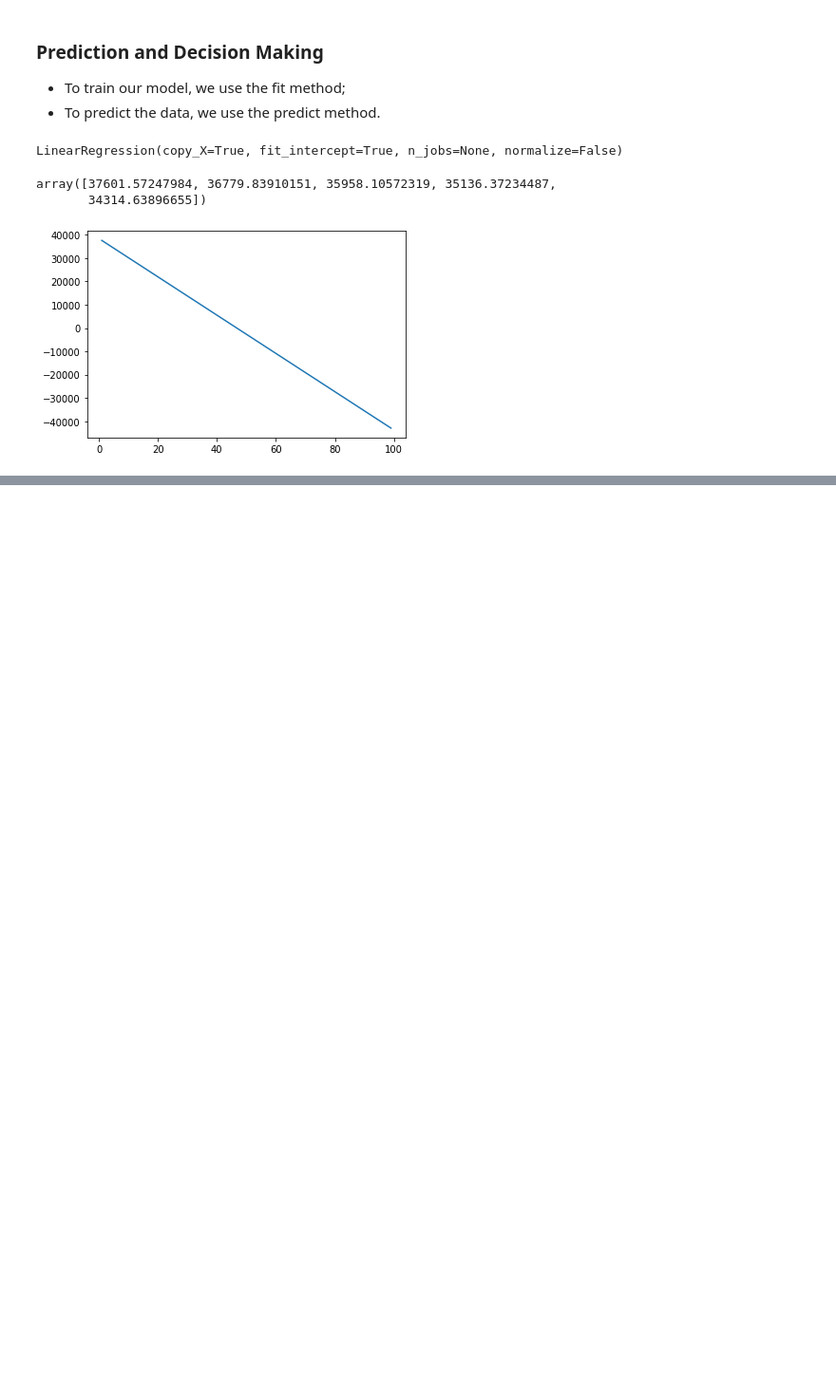
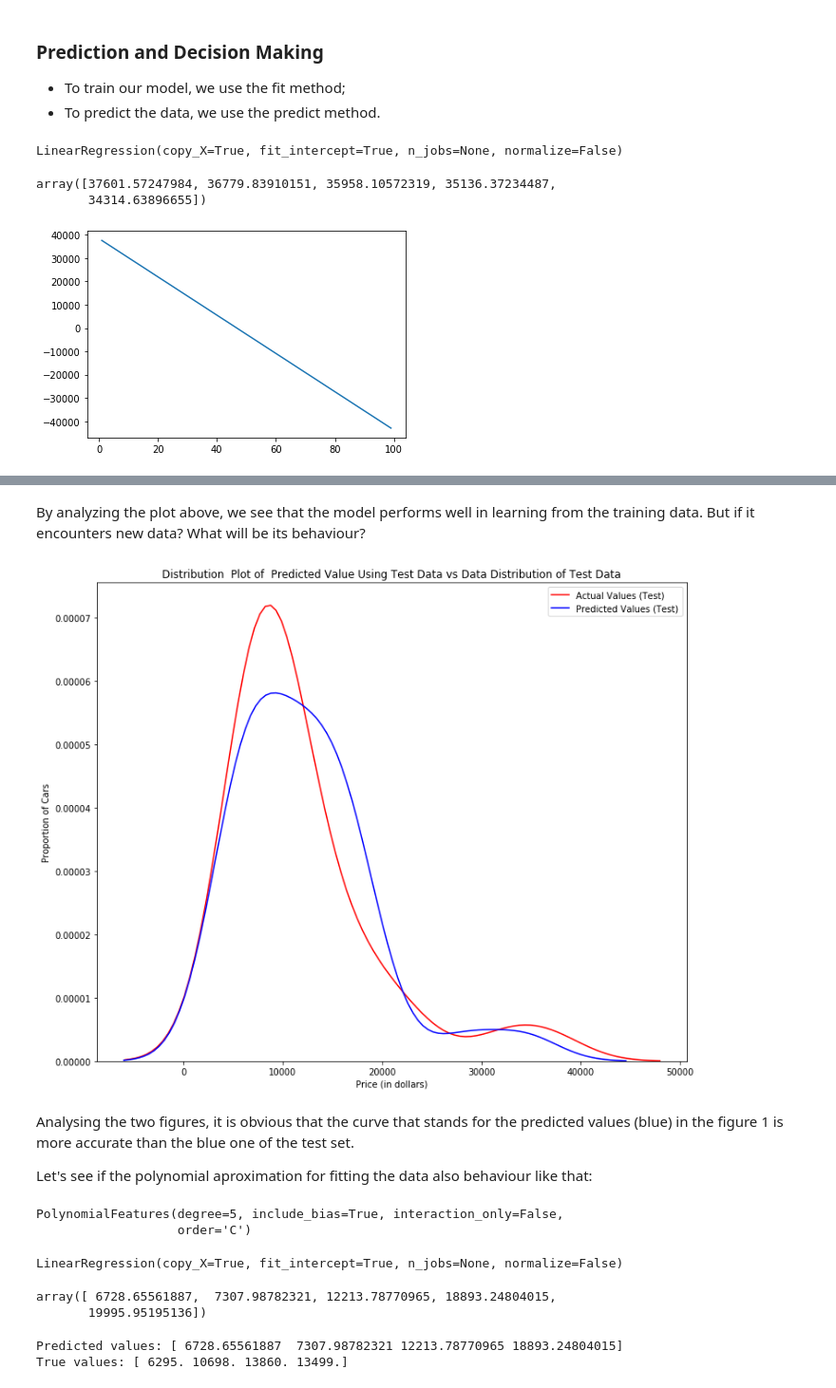
Before and after one commit to hahafael/IBM-s_data_science_course, a Jupyter notebook: wrapping_up_on_the_automobile_dataset.ipynb, the cells around one changed output, grey strips where cells are left out. Shown at 95% size. Cells and saved outputs as stored; diff of their text form; code cells hidden in the pictures; blank space fills up the shorter version.

```diff
--- a/wrapping_up_on_the_automobile_dataset.ipynb
+++ b/wrapping_up_on_the_automobile_dataset.ipynb
@@ -1192,0 +1355,41 @@ Analyzing the results, we see that the **Multiple Linear Regression** is the gre
+# %% [markdown]
+By analyzing the plot above, we see that the model performs well in learning from the training data. But if it encounters new data? What will be its behaviour?
+# %%
+Title='Distribution  Plot of  Predicted Value Using Test Data vs Data Distribution of Test Data'
+DistributionPlot(y_test,yhat_test,"Actual Values (Test)","Predicted Values (Test)",Title)
+# %% [output]
+[figure, added]
+# %% [markdown]
+Analysing the two figures, it is obvious that the curve that stands for the predicted values (blue) in the figure 1 is more accurate than the blue one of the test set.
+
+Let's see if the polynomial aproximation for fitting the data also behaviour like that:
+# %%
+from sklearn.preprocessing import PolynomialFeatures
+
+x_train, x_test, y_train, y_test = train_test_split(x_data, y_data, test_size=0.45, random_state=0)
+pr = PolynomialFeatures(degree=5)
+x_train_pr = pr.fit_transform(x_train[['horsepower']])
+x_test_pr = pr.fit_transform(x_test[['horsepower']])
+pr
+# %% [output]
+PolynomialFeatures(degree=5, include_bias=True, interaction_only=False,
+                   order='C')
+# %%
+#Now let's create a linear regression model "poly" and train it.
+poly = LinearRegression()
+poly.fit(x_train_pr, y_train)
+# %% [output]
+LinearRegression(copy_X=True, fit_intercept=True, n_jobs=None, normalize=False)
+# %%
+yhat = poly.predict(x_test_pr)
+yhat[0:5]
+# %% [output]
+array([ 6728.65561887,  7307.98782321, 12213.78770965, 18893.24804015,
+       19995.95195136])
+# %%
+#Comparing the predicted values to the reals
+print("Predicted values:", yhat[0:4])
+print("True values:", y_test[0:4].values)
+# %% [output]
+Predicted values: [ 6728.65561887  7307.98782321 12213.78770965 18893.24804015]
+True values: [ 6295. 10698. 13860. 13499.]
```
Also changed, not shown: parts of 67 cells of this notebook.
